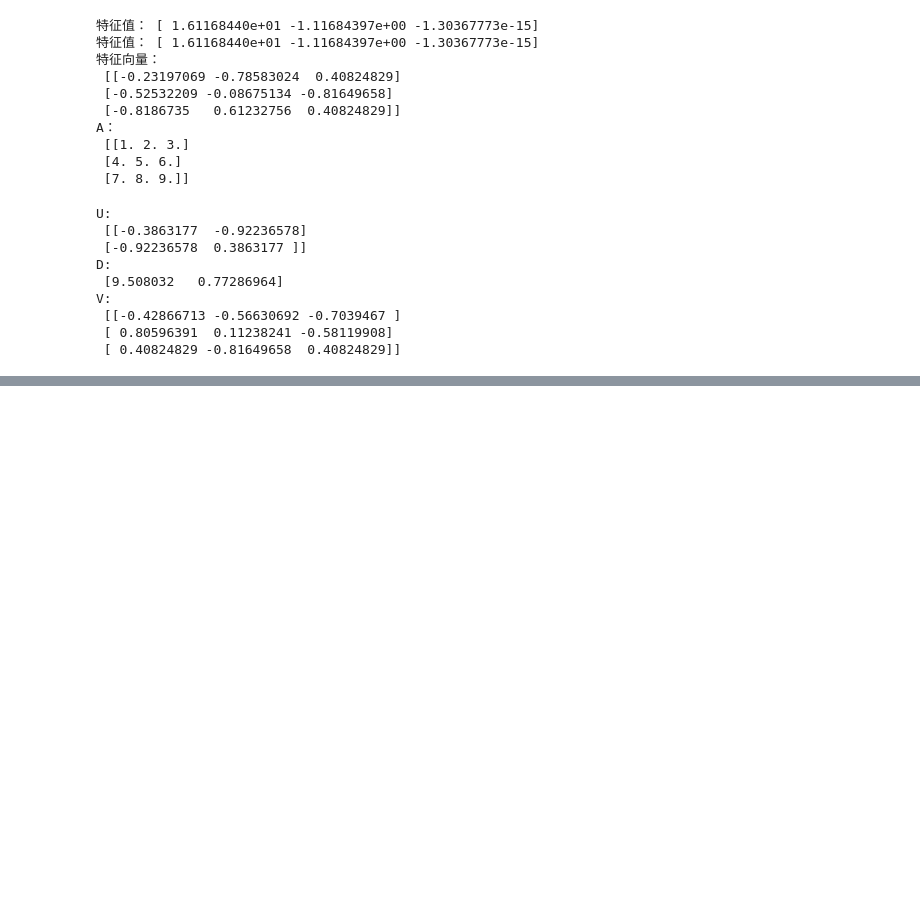
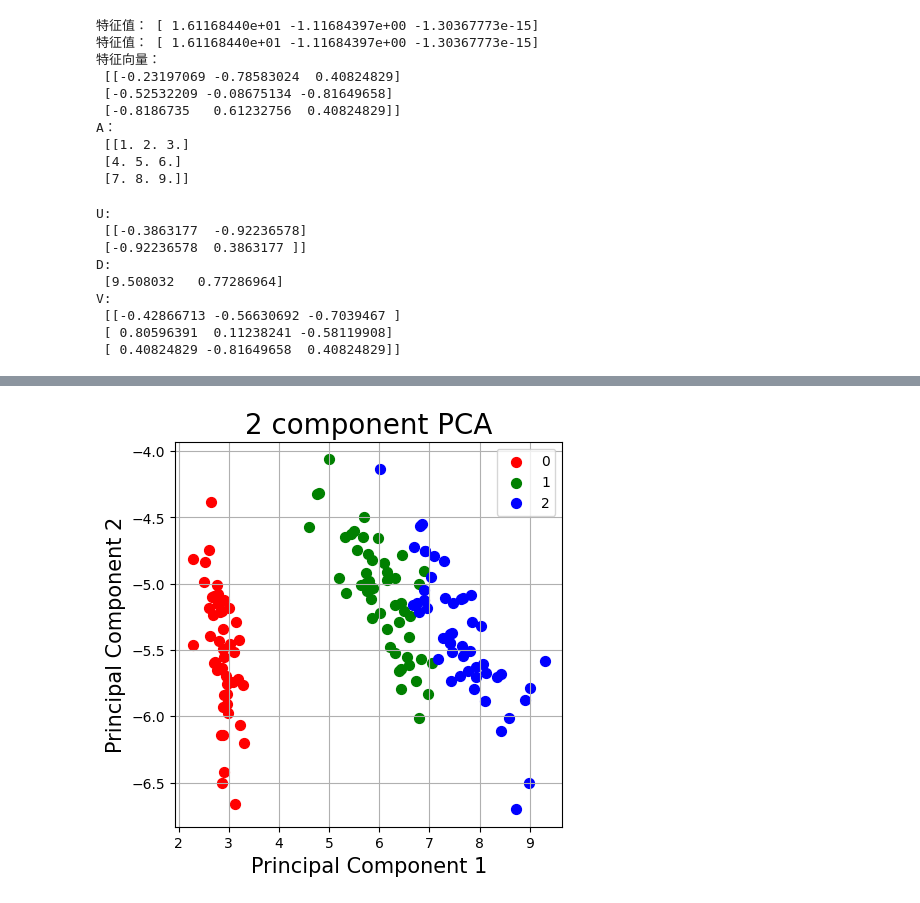
Before and after one commit to Yellow-BringtEast/python-study, a Jupyter notebook: 机器学习/花书代码实现/chapter1.ipynb, the cells around one changed output, grey strips where cells are left out. Cells and saved outputs as stored; diff of their text form; code cells hidden in the pictures; blank space fills up the shorter version.

```diff
--- a/机器学习/花书代码实现/chapter1.ipynb
+++ b/机器学习/花书代码实现/chapter1.ipynb
@@ -173,0 +220,44 @@ V:
+# %%
+class PCA:
+    def fit(self, X, n_components):
+        n_samples = np.shape(X)[0]
+
+        # 中心化后的协方差矩阵
+        covariance_matrix = (1 / (n_samples - 1) * (X - X.mean(axis=0))).T.dot(X - X.mean(axis=0))
+
+        # 对协方差矩阵进行特征分解
+        eigenvalues, eigenvectors = np.linalg.eig(covariance_matrix)
+
+        # 对特征值和特征向量从大到小排序
+        idx = eigenvalues.argsort()[::-1]
+        eigenvalues = eigenvalues[idx][:n_components]
+        eigenvectors = np.atleast_1d(eigenvectors[:, idx])[:, :n_components]
+
+        # 得到低维表示
+        X_transformed = X.dot(eigenvectors)
+        return X_transformed
+# %%
+model = PCA()
+Y = model.fit(X, 2)
+# %%
+principal_df = pd.DataFrame(np.array(Y), columns=['principal component 1', 'principal component 2'])
+df = pd.concat([principal_df, y], axis=1)
+fig = plt.figure(figsize=(5, 5))
+ax = fig.add_subplot(1, 1, 1)
+ax.set_xlabel('Principal Component 1', fontsize=15)
+ax.set_ylabel('Principal Component 2', fontsize=15)
+ax.set_title('2 component PCA', fontsize=20)
+
+targets = [0, 1, 2]
+colors = ['r', 'g', 'b']
+for target, color in zip(targets, colors):
+    indices_to_keep = df['label'] == target
+    ax.scatter(df.loc[indices_to_keep, 'principal component 1'],
+               df.loc[indices_to_keep, 'principal component 2'],
+               c=color,
+               s=50)
+
+ax.legend(targets)
+ax.grid()
+# %% [output]
+[figure, added]
```
Also changed, not shown: parts of 4 cells of this notebook.
